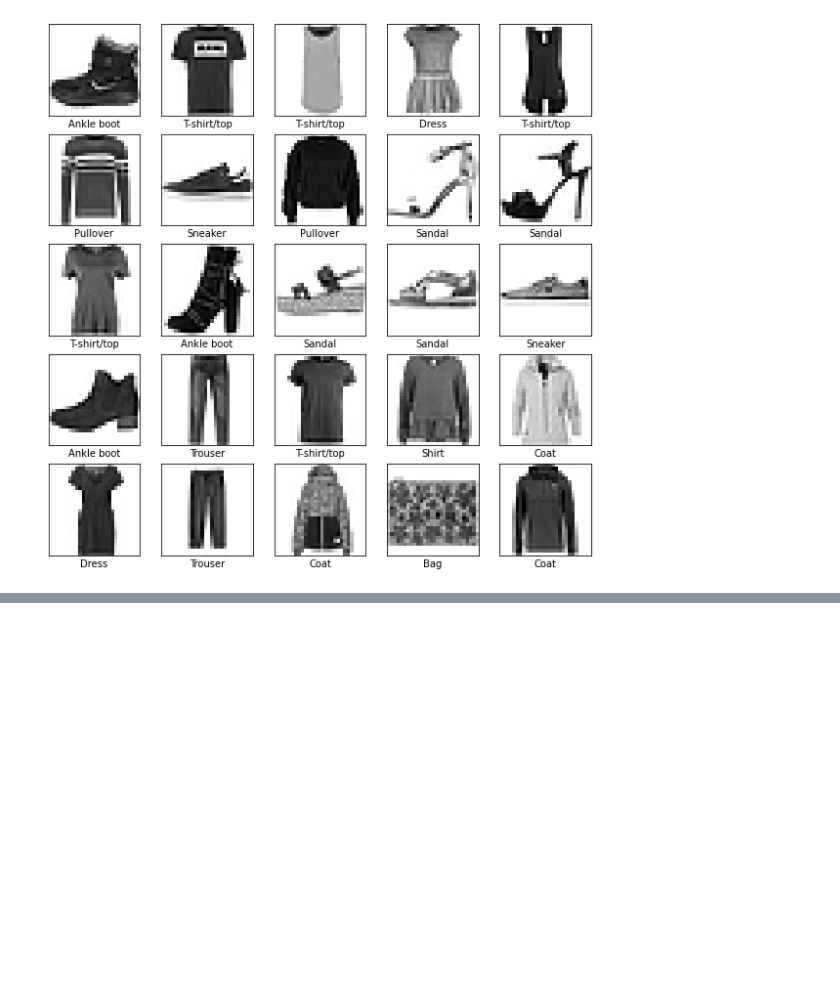
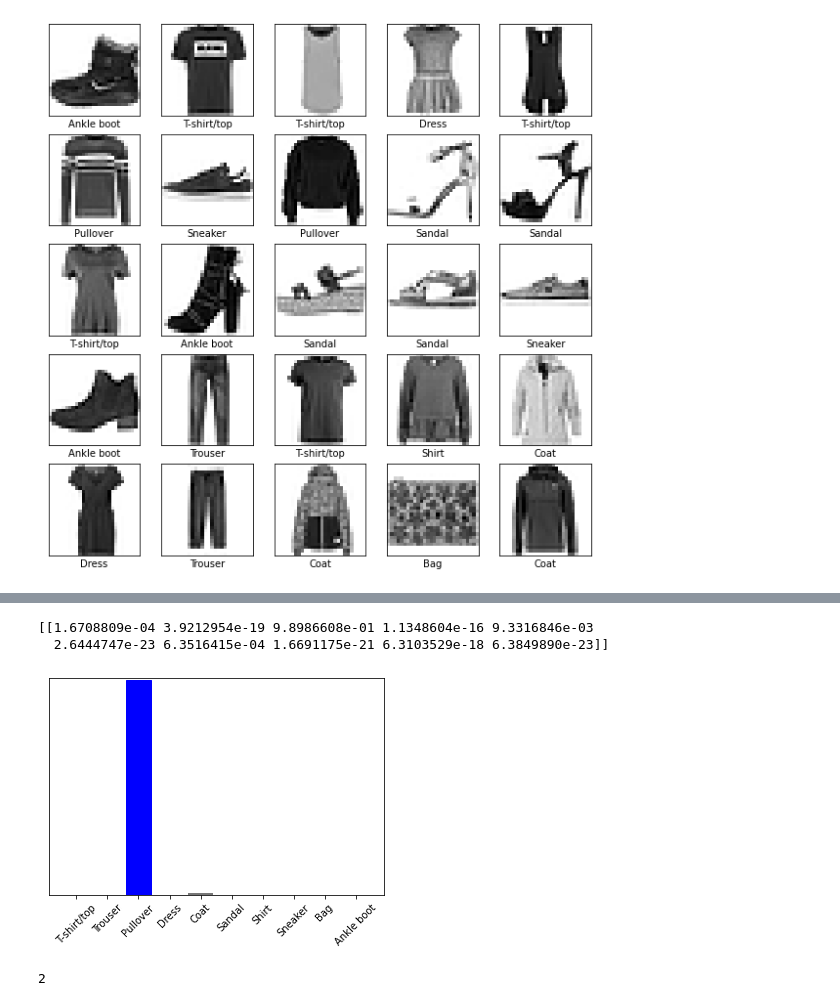
Before and after one commit to louisdtt/ML-MNIST-F, a Jupyter notebook: Notebook_MNIST_F.ipynb, the cells around one changed output, grey strips where cells are left out. Cells and saved outputs as stored; diff of their text form; code cells hidden in the pictures; blank space fills up the shorter version.

```diff
--- a/Notebook_MNIST_F.ipynb
+++ b/Notebook_MNIST_F.ipynb
@@ -79,0 +205,16 @@ Test accuracy: 0.8852999806404114
+# %%
+predictions_single = probability_model.predict(img)
+
+print(predictions_single)
+# %% [output]
+[[1.6708809e-04 3.9212954e-19 9.8986608e-01 1.1348604e-16 9.3316846e-03
+  2.6444747e-23 6.3516415e-04 1.6691175e-21 6.3103529e-18 6.3849890e-23]]
+# %%
+plot_value_array(1, predictions_single[0], test_labels)
+_ = plt.xticks(range(10), class_names, rotation=45)
+# %% [output]
+[figure, added]
+# %%
+np.argmax(predictions_single[0])
+# %% [output]
+2
```
Also changed, not shown: parts of 14 cells of this notebook.
